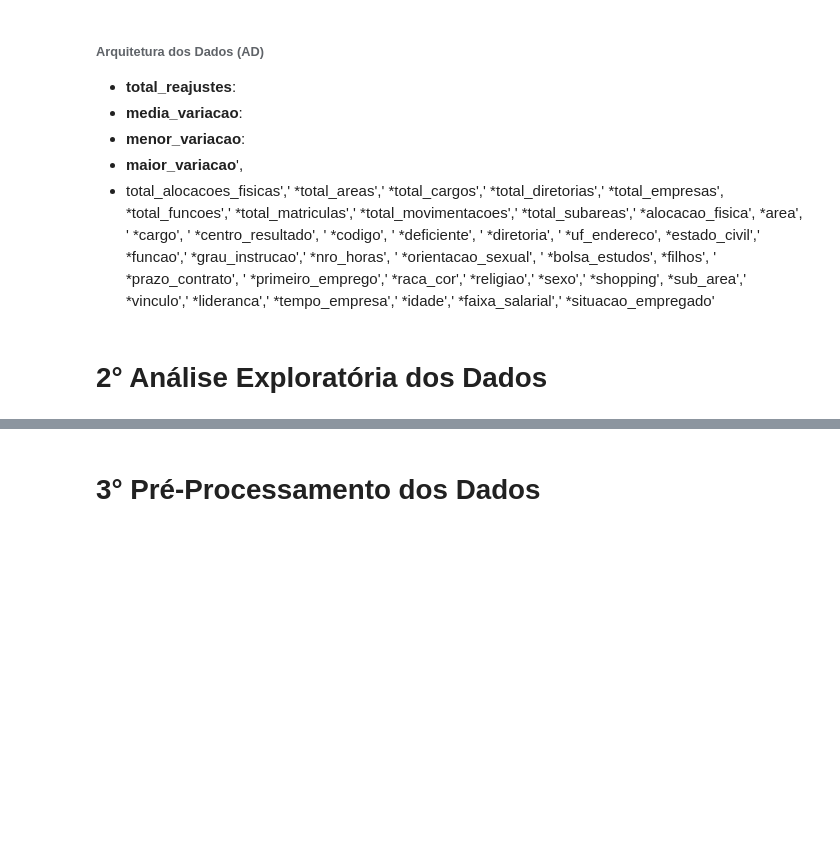
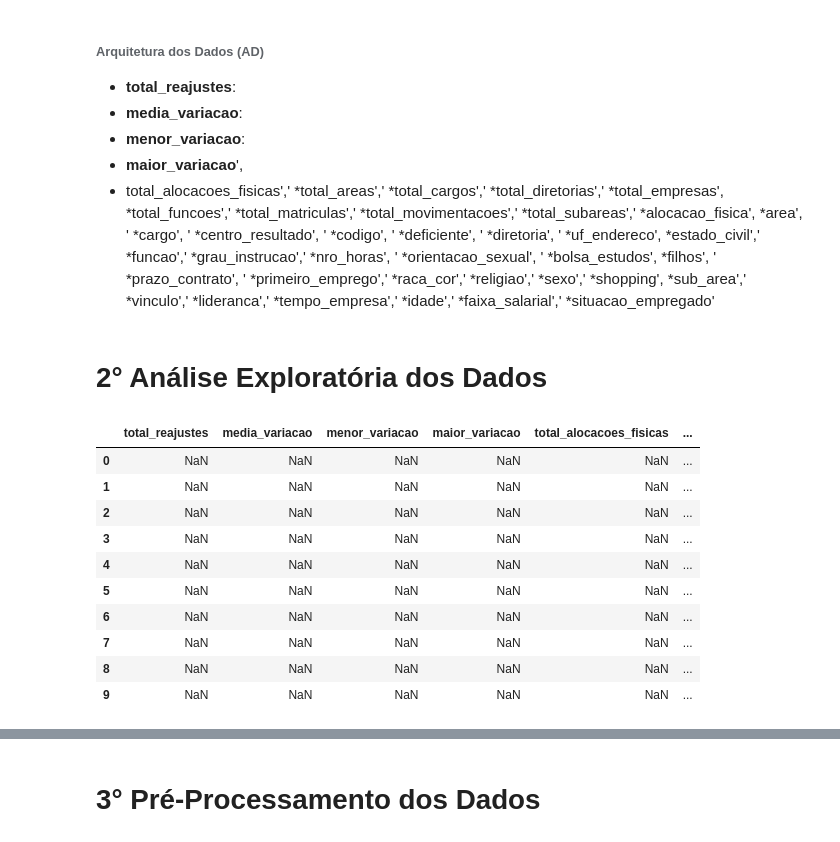
Before and after one commit to evandrocg/CDM, a Jupyter notebook: brmalls_turnover.ipynb, the cells around one changed output, grey strips where cells are left out. Saved outputs shown, nothing was run; the diff lists cells and outputs as text; code cells hidden in the pictures; blank space fills up the shorter version.

```diff
--- a/brmalls_turnover.ipynb
+++ b/brmalls_turnover.ipynb
@@ -90,5 +89,17 @@ dataset.columns = [
 # %%
 # Imprime na Tela os primeiros registros
-dataset.head(2)
+df.head(10)
+# %% [output]
+|  | total_reajustes | media_variacao | menor_variacao | maior_variacao | total_alocacoes_fisicas | ... |
+| 0 | NaN | NaN | NaN | NaN | NaN | ... |
+| 1 | NaN | NaN | NaN | NaN | NaN | ... |
+| 2 | NaN | NaN | NaN | NaN | NaN | ... |
+| 3 | NaN | NaN | NaN | NaN | NaN | ... |
+| 4 | NaN | NaN | NaN | NaN | NaN | ... |
+| 5 | NaN | NaN | NaN | NaN | NaN | ... |
+| 6 | NaN | NaN | NaN | NaN | NaN | ... |
+| 7 | NaN | NaN | NaN | NaN | NaN | ... |
+| 8 | NaN | NaN | NaN | NaN | NaN | ... |
+| 9 | NaN | NaN | NaN | NaN | NaN | ... |
 # %%
 # Informações do Dataset - Tipo das Variáveis, Quantidade de linhas (registros) e colunas (variáveis/features)
```
Also changed, not shown: parts of 29 cells of this notebook.
